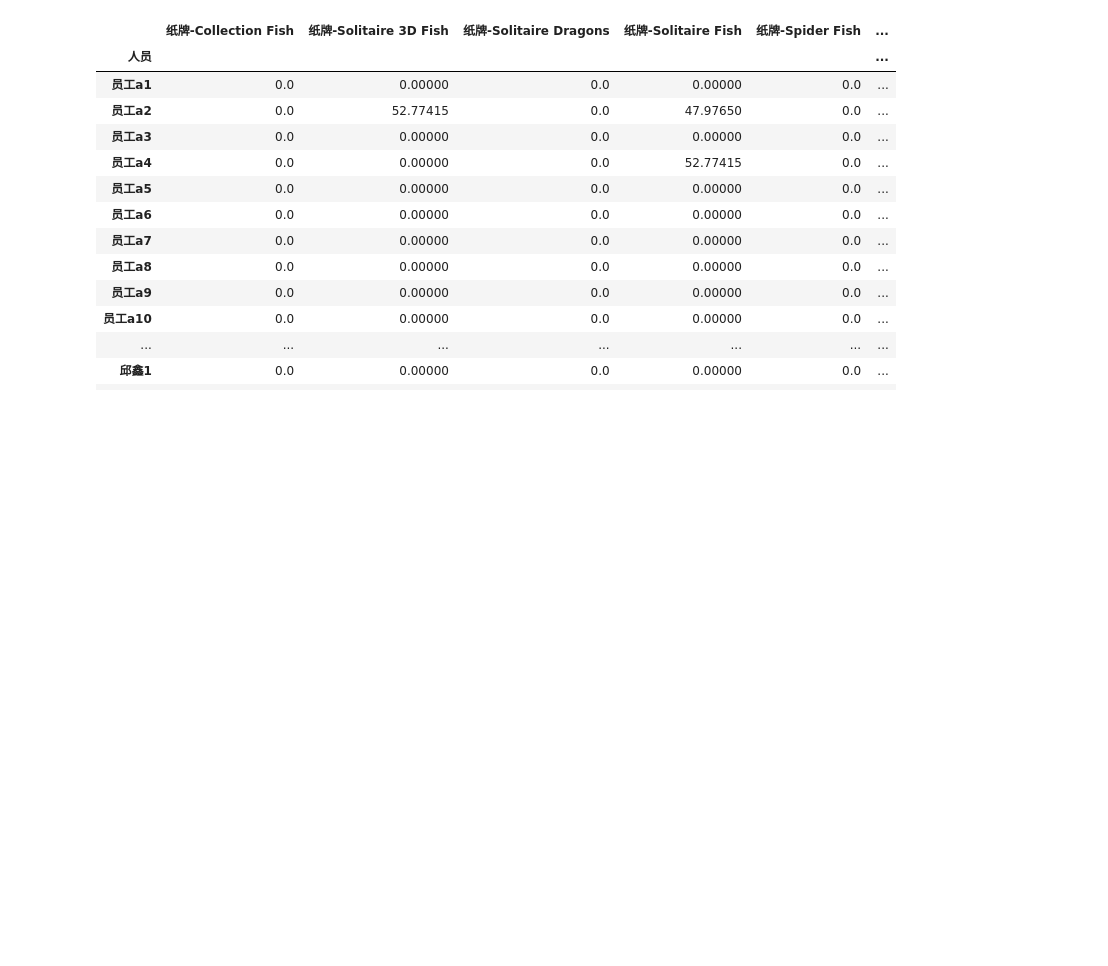
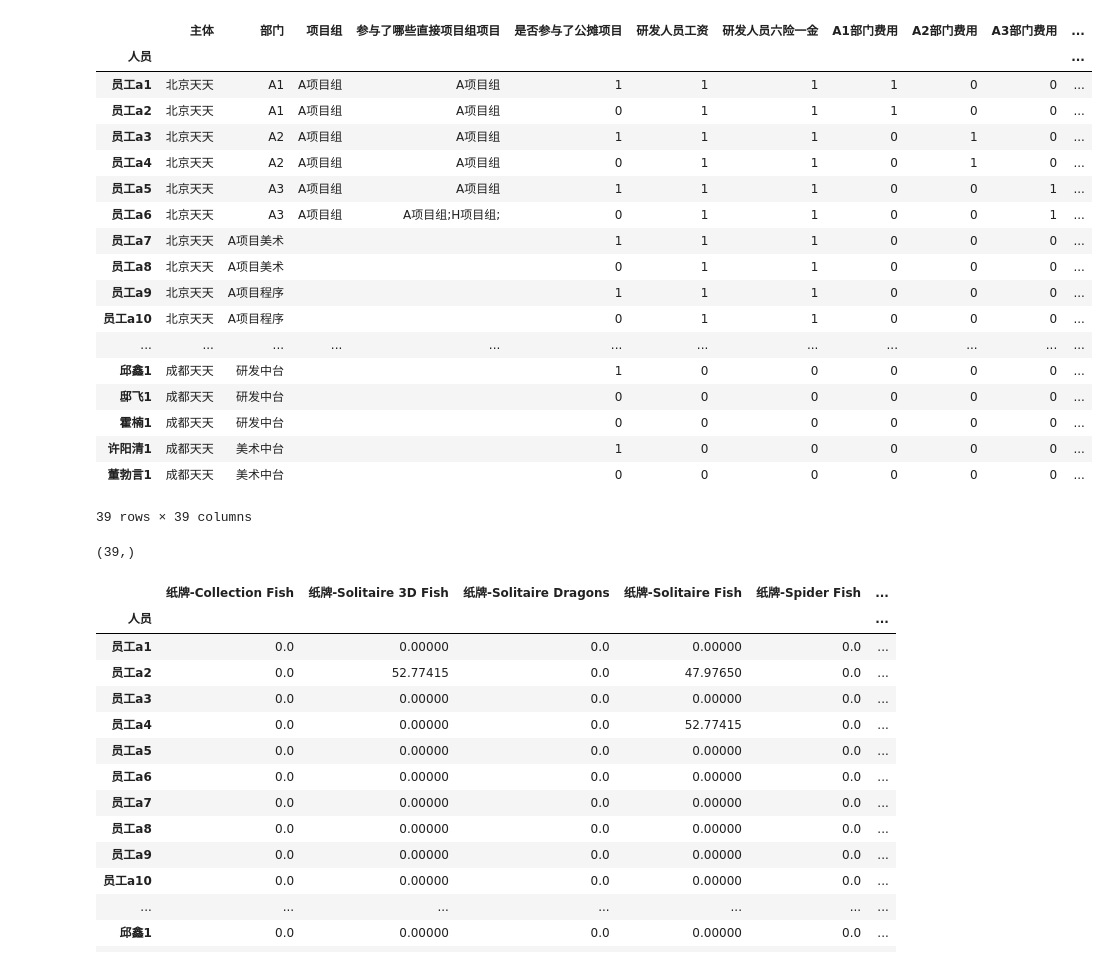
Before and after one commit to liaozhonghui/python-excel, a Jupyter notebook: 人员相关费用计算.ipynb, the cells around one changed output. Cells and saved outputs as stored; diff of their text form; code cells hidden in the pictures; blank space fills up the shorter version.

```diff
--- a/人员相关费用计算.ipynb
+++ b/人员相关费用计算.ipynb
@@ -56,11 +56,37 @@ employee_fee = employee_config.copy()
 employee['六险一金'] = employee['五险一金'] + employee['补充医疗']
 employee_fee_merge= pd.merge(employee_config, employee[['工资', '六险一金']], left_index=True, right_index=True, how='left')
 # employee_fee_merge
+# %%
+employee_fee_merge
+# %% [output]
+|  | 主体 | 部门 | 项目组 | 参与了哪些直接项目组项目 | 是否参与了公摊项目 | 研发人员工资 | 研发人员六险一金 | A1部门费用 | A2部门费用 | A3部门费用 | ... |
+| 人员 |  |  |  |  |  |  |  |  |  |  | ... |
+| 员工a1 | 北京天天 | A1 | A项目组 | A项目组 | 1 | 1 | 1 | 1 | 0 | 0 | ... |
+| 员工a2 | 北京天天 | A1 | A项目组 | A项目组 | 0 | 1 | 1 | 1 | 0 | 0 | ... |
+| 员工a3 | 北京天天 | A2 | A项目组 | A项目组 | 1 | 1 | 1 | 0 | 1 | 0 | ... |
+| 员工a4 | 北京天天 | A2 | A项目组 | A项目组 | 0 | 1 | 1 | 0 | 1 | 0 | ... |
+| 员工a5 | 北京天天 | A3 | A项目组 | A项目组 | 1 | 1 | 1 | 0 | 0 | 1 | ... |
+| 员工a6 | 北京天天 | A3 | A项目组 | A项目组;H项目组; | 0 | 1 | 1 | 0 | 0 | 1 | ... |
+| 员工a7 | 北京天天 | A项目美术 |  |  | 1 | 1 | 1 | 0 | 0 | 0 | ... |
+| 员工a8 | 北京天天 | A项目美术 |  |  | 0 | 1 | 1 | 0 | 0 | 0 | ... |
+| 员工a9 | 北京天天 | A项目程序 |  |  | 1 | 1 | 1 | 0 | 0 | 0 | ... |
+| 员工a10 | 北京天天 | A项目程序 |  |  | 0 | 1 | 1 | 0 | 0 | 0 | ... |
+| ... | ... | ... | ... | ... | ... | ... | ... | ... | ... | ... | ... |
+| 邱鑫1 | 成都天天 | 研发中台 |  |  | 1 | 0 | 0 | 0 | 0 | 0 | ... |
+| 邸飞1 | 成都天天 | 研发中台 |  |  | 0 | 0 | 0 | 0 | 0 | 0 | ... |
+| 霍楠1 | 成都天天 | 研发中台 |  |  | 0 | 0 | 0 | 0 | 0 | 0 | ... |
+| 许阳清1 | 成都天天 | 美术中台 |  |  | 1 | 0 | 0 | 0 | 0 | 0 | ... |
+| 董勃言1 | 成都天天 | 美术中台 |  |  | 0 | 0 | 0 | 0 | 0 | 0 | ... |
+39 rows × 39 columns
 # %%
 # 项目列表
 # 公摊项目
 项目列表 = timesheet.columns.values[3:]
 公摊项目 = '公摊项目'
+# %%
+数据源_A1部门费用.shape
+# %% [output]
+(39,)
 # %%
 # 研发部门费用计算
 
```
Also changed, not shown: parts of 3 cells of this notebook, 2 other files.
